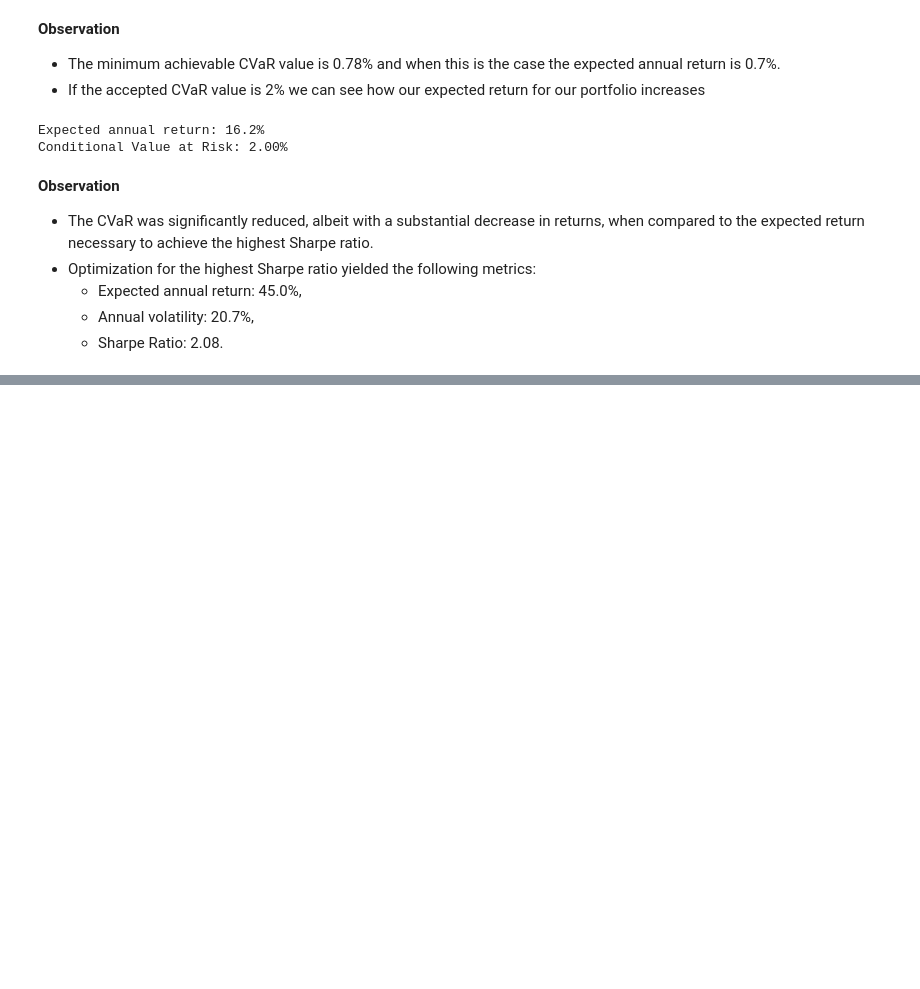
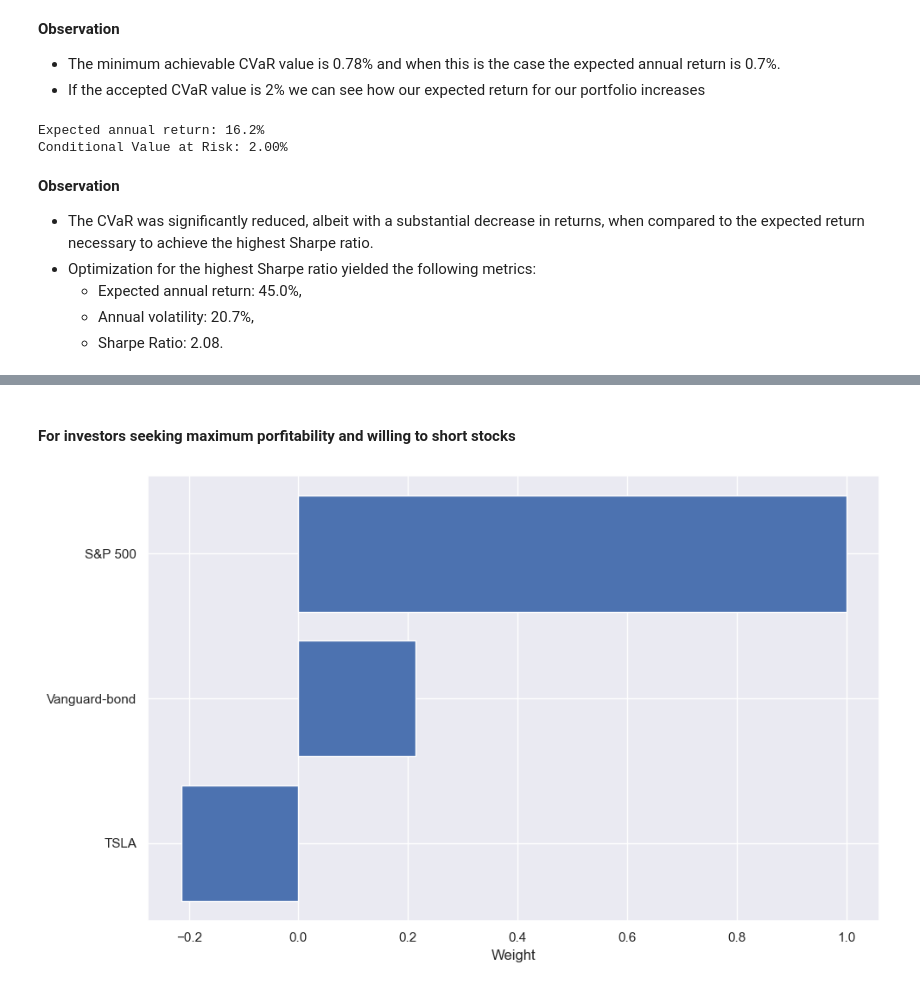
Before and after one commit to Yosef-ft/Portfolio-Management, a Jupyter notebook: notebooks/Financial_Analysis.ipynb, the cells around one changed output, grey strips where cells are left out. Drawn from its saved outputs; the diff is of its cells as text; code cells hidden in the pictures; blank space fills up the shorter version.

```diff
--- a/notebooks/Financial_Analysis.ipynb
+++ b/notebooks/Financial_Analysis.ipynb
@@ -169,0 +201,6 @@ Conditional Value at Risk: 2.00%
+# %% [markdown]
+#### For investors seeking maximum porfitability and willing to short stocks
+# %%
+portfolio_optimizer.plot_weights(forecasted_data, allow_shorts=True, max_return=True)
+# %% [output]
+[figure, added]
```
Also changed, not shown: parts of 10 cells of this notebook.
